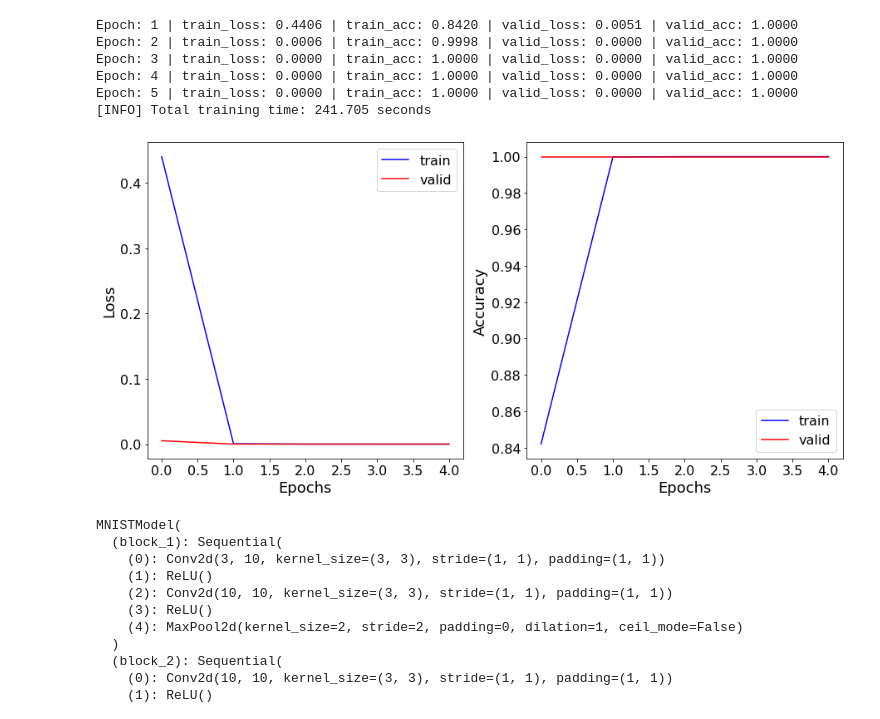
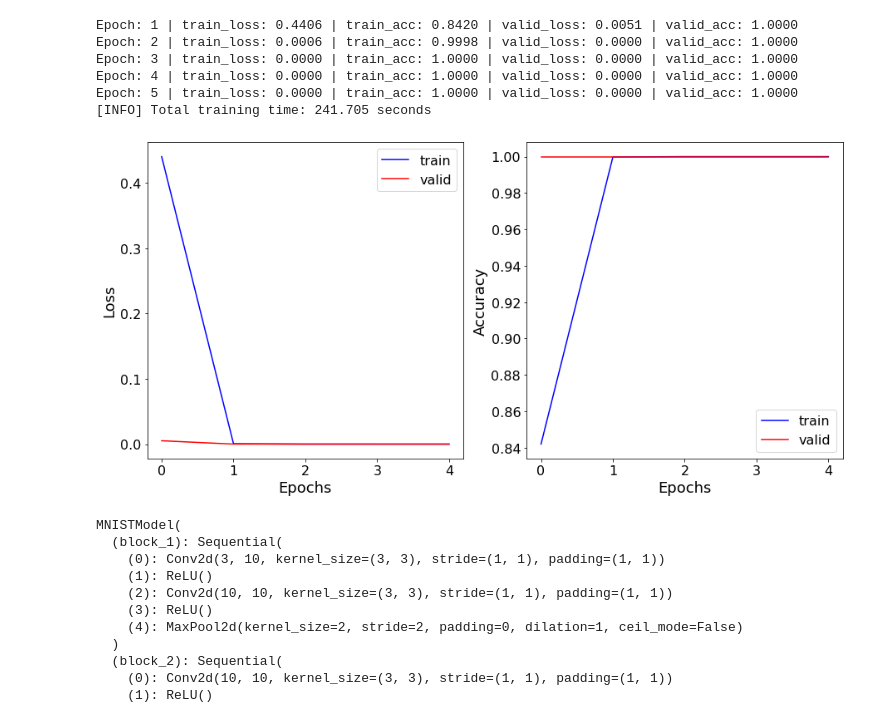
Before and after one commit to NataliaNadolna/Digits-detection-and-classification, a Jupyter notebook: train_model.ipynb, the cells around one changed output. Cells and saved outputs as stored; diff of their text form; code cells hidden in the pictures.

Commit message:
Add plots

```diff
--- a/train_model.ipynb
+++ b/train_model.ipynb
@@ -398,36 +398,36 @@ def plot_loss_curves(results):
     test_accuracy = results["test_acc"]
 
     epochs = range(len(results["train_loss"]))
 
     plt.figure(figsize=(15, 7))
 
     # Plot loss
     plt.subplot(1, 2, 1)
     plt.plot(epochs, loss, label="train", color='blue')
     plt.plot(epochs, test_loss, label="valid", color='red')
     plt.yticks(fontsize=16)
     plt.xticks(fontsize=16)
     # plt.yticks(np.arange(0, 0.31, 0.03))
-    # plt.xticks(np.arange(0, 20, 2))
+    plt.xticks(np.arange(0, 5, 1))
     plt.ylabel("Loss", fontsize=18)
     plt.xlabel("Epochs", fontsize=18)
     plt.legend(loc='upper right', fontsize=16)
 
     # Plot accuracy
     plt.subplot(1, 2, 2)
     plt.plot(epochs, accuracy, label="train", color='blue')
     plt.plot(epochs, test_accuracy, label="valid", color='red')
     plt.yticks(fontsize=16)
     plt.xticks(fontsize=16)
     # plt.yticks(np.arange(0.92, 1.01, 0.01))
-    # plt.xticks(np.arange(0, 20, 2))
+    plt.xticks(np.arange(0, 5, 1))
     plt.ylabel("Accuracy", fontsize=18)
     plt.xlabel("Epochs", fontsize=18)
     plt.legend(loc='lower right', fontsize=16)
 
 plot_loss_curves(results)
 # %% [output]
-[figure, old version]
+[figure, new version]
 # %%
 model_0.eval()
 # %% [output]
```
